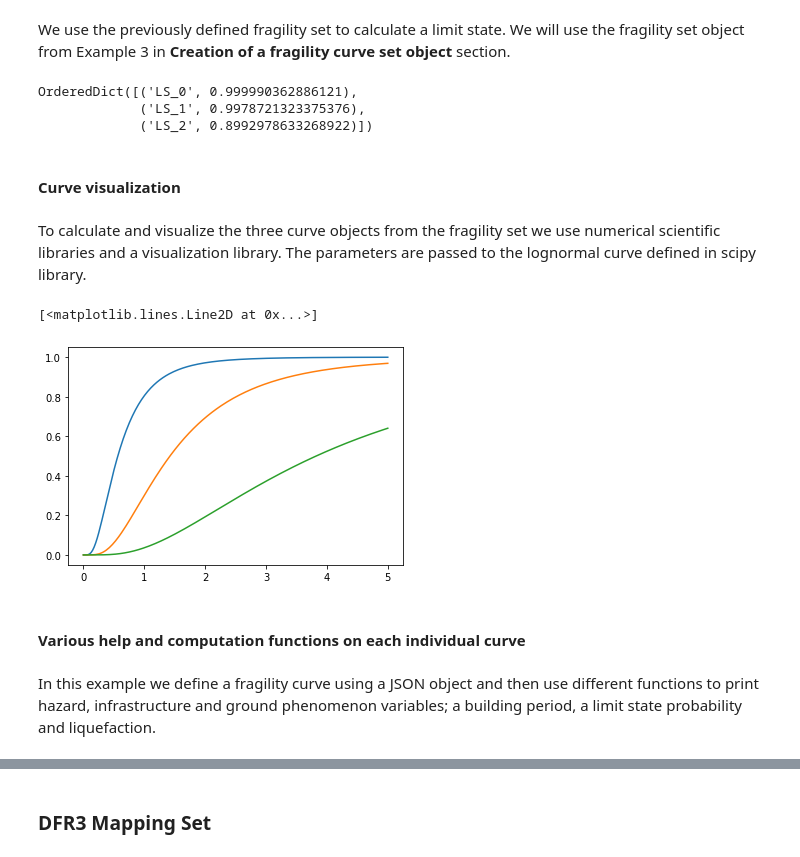
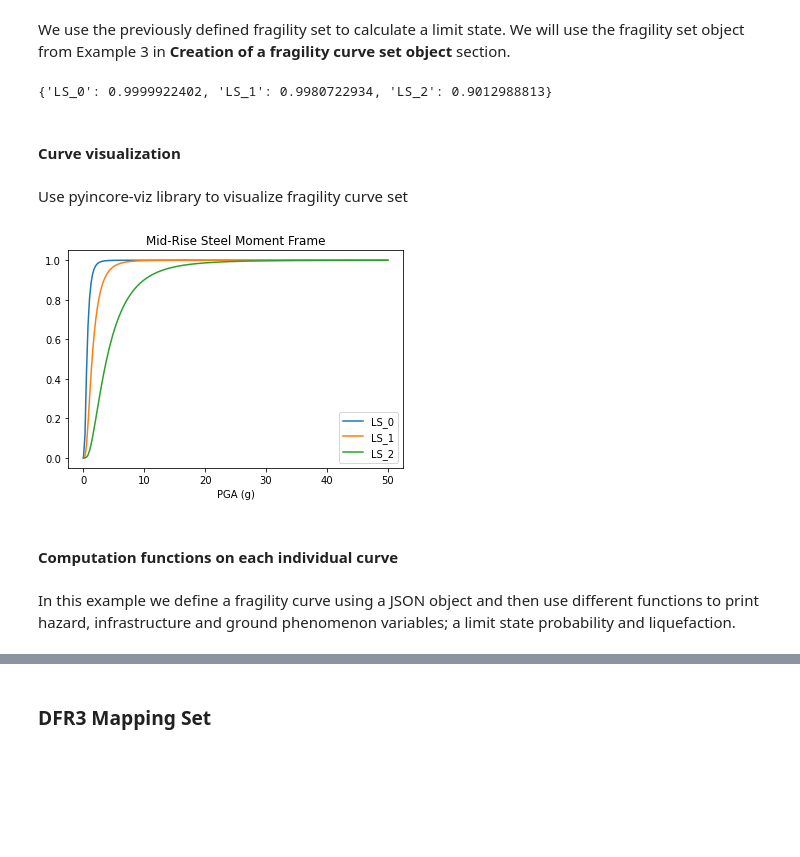
Before and after one commit to IN-CORE/incore-docs, a Jupyter notebook: manual/source/notebooks/create_dfr3_object/create_dfr3_object.ipynb, the cells around one changed output, grey strips where cells are left out. Drawn from its saved outputs; the diff is of its cells as text; code cells hidden in the pictures; blank space fills up the shorter version.

Commit message:
update notebook using refactored fragilities as example

```diff
--- a/manual/source/notebooks/create_dfr3_object/create_dfr3_object.ipynb
+++ b/manual/source/notebooks/create_dfr3_object/create_dfr3_object.ipynb
@@ -211,7 +311,7 @@ fragility_curve_complete = PeriodStandardFragilityCurve({
 # %%
 # place three curves into a set with extra metadata
 metadata = {
-    "id":"local_fragility_curve_set",
+    "id":"local_refactored_fragility_curve_set",
     "description": "Mid-Rise Steel Moment Frame",
     "demandTypes": ["PGA"],
     "demandUnits": ["g"],
@@ -219,9 +319,29 @@ metadata = {
     "hazardType":"earthquake",
     "inventoryType":"building",
     "fragilityCurves":[
-        fragility_curve_moderate,
-        fragility_curve_extensive,
-        fragility_curve_complete,
+        fragility_curve_LS_0,
+        fragility_curve_LS_1,
+        fragility_curve_LS_2,
+    ],
+    "fragilityCurveParameters": [
+        {
+            "name": "PGA",
+            "unit": "g",
+            "description": "PGA value from hazard service",
+            "fullName": "PGA",
+        },
+        {
+            "name": "num_stories",
+            "unit": "",
+            "description": "number of stories in building inventory",
+            "expression": "1"
+        },
+        {
+            "name": "period",
+            "unit": "",
+            "description": "default building period",
+            "expression": "1.08"
+        }
     ]
 }
 
@@ -243,43 +363,21 @@ fragility_curve_set2 = FragilityCurveSet.from_json_file("files/periodStandardFra
 # %% [markdown]
 We use the previously defined fragility set to calculate a limit state. We will use the fragility set object from Example 3 in **Creation of a fragility curve set object** section.
 # %%
-probabilities = fragility_curve_set.calculate_limit_state_w_conversion(hazard=10, period=1, std_dev=0.1)
+probabilities = fragility_curve_set.calculate_limit_state_refactored_w_conversion(hazard_values={"PGA": 10}, period=1)
 probabilities
 # %% [output]
-OrderedDict([('LS_0', 0.999990362886121),
-             ('LS_1', 0.9978721323375376),
-             ('LS_2', 0.8992978633268922)])
+{'LS_0': 0.9999922402, 'LS_1': 0.9980722934, 'LS_2': 0.9012988813}
 # %% [markdown]
 #### Curve visualization
-# %% [markdown]
-To calculate and visualize the three curve objects from the fragility set we use numerical scientific libraries and a visualization library. The parameters are passed to the lognormal curve defined in scipy library.
-# %%
-from scipy.stats import lognorm
-import pylab as pl
-import numpy as np
-
-mean_moderate = fragility_curve_moderate.alpha
-stddev_moderate = fragility_curve_moderate.beta
-dist_moderate = lognorm(s=stddev_moderate, scale=np.exp(mean_moderate))
-x=np.linspace(0,5,200)
-pl.plot(x,dist_moderate.cdf(x))
-
-mean_extensive = fragility_curve_extensive.alpha
-stddev_extensive = fragility_curve_extensive.beta
-dist_extensive = lognorm(s=stddev_extensive, scale=np.exp(mean_extensive))
-x=np.linspace(0,5,200)
-pl.plot(x,dist_extensive.cdf(x))
-
-mean_complete = fragility_curve_complete.alpha
-stddev_complete = fragility_curve_complete.beta
-dist_complete = lognorm(s=stddev_complete, scale=np.exp(mean_complete))
-x=np.linspace(0,5,200)
-pl.plot(x,dist_complete.cdf(x))
-# %% [output]
-[<matplotlib.lines.Line2D at 0x...>]
-[figure, removed]
+# %% [markdown]
+Use pyincore-viz library to visualize fragility curve set
+# %%
+from pyincore_viz.plotutil import PlotUtil as plot
+plt = plot.get_fragility_plot(fragility_curve_set, start=0, end=50)
+# %% [output]
+[figure, added]
 # %% [markdown]
-#### Various help and computation functions on each individual curve
+#### Computation functions on each individual curve
 # %% [markdown]
 In this example we define a fragility curve using a JSON object and then use different functions to print hazard,
-infrastructure and ground phenomenon variables; a building period, a limit state probability and liquefaction.
+infrastructure and ground phenomenon variables; a limit state probability and liquefaction.
```
Also changed, not shown: parts of 16 cells of this notebook, 2 other files.
